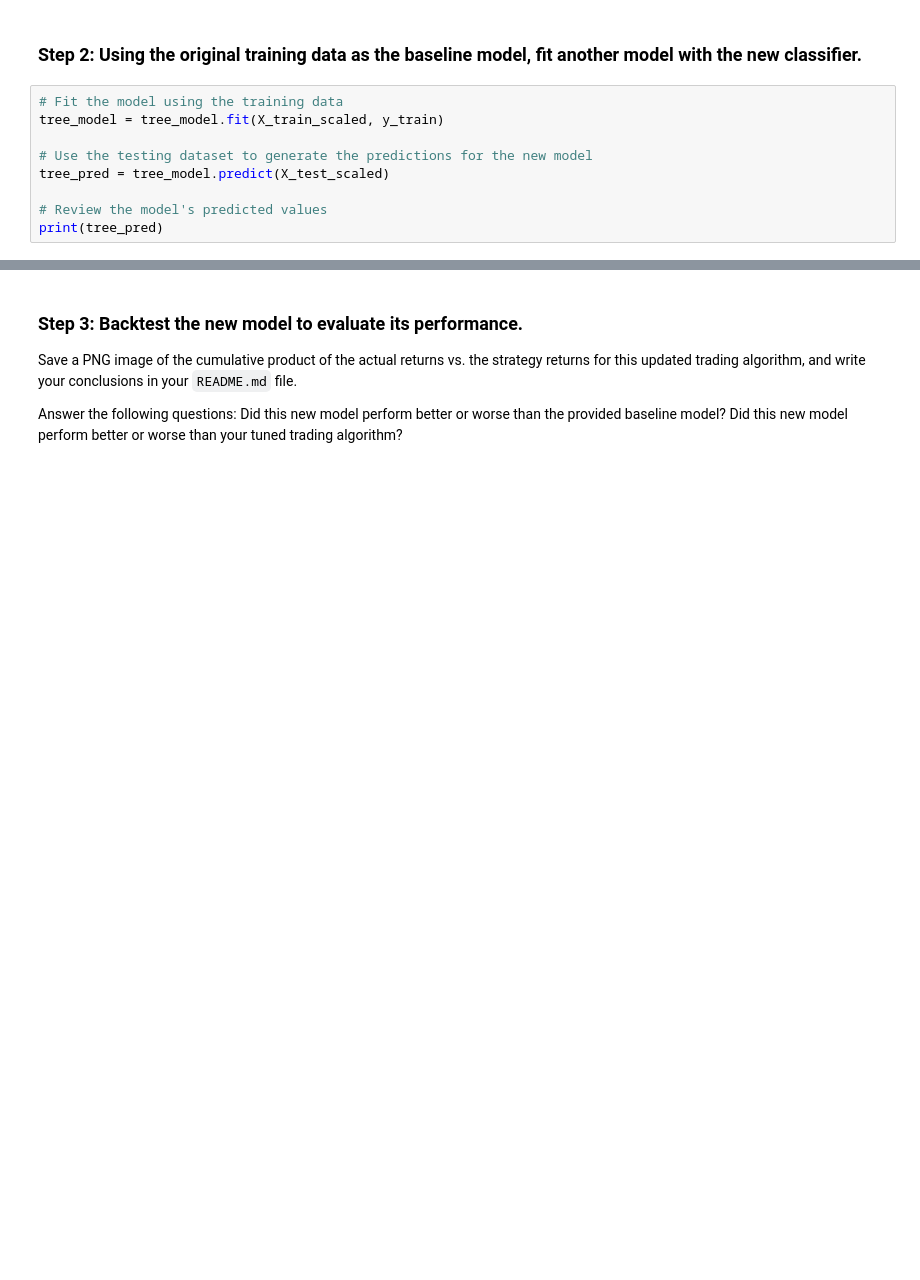
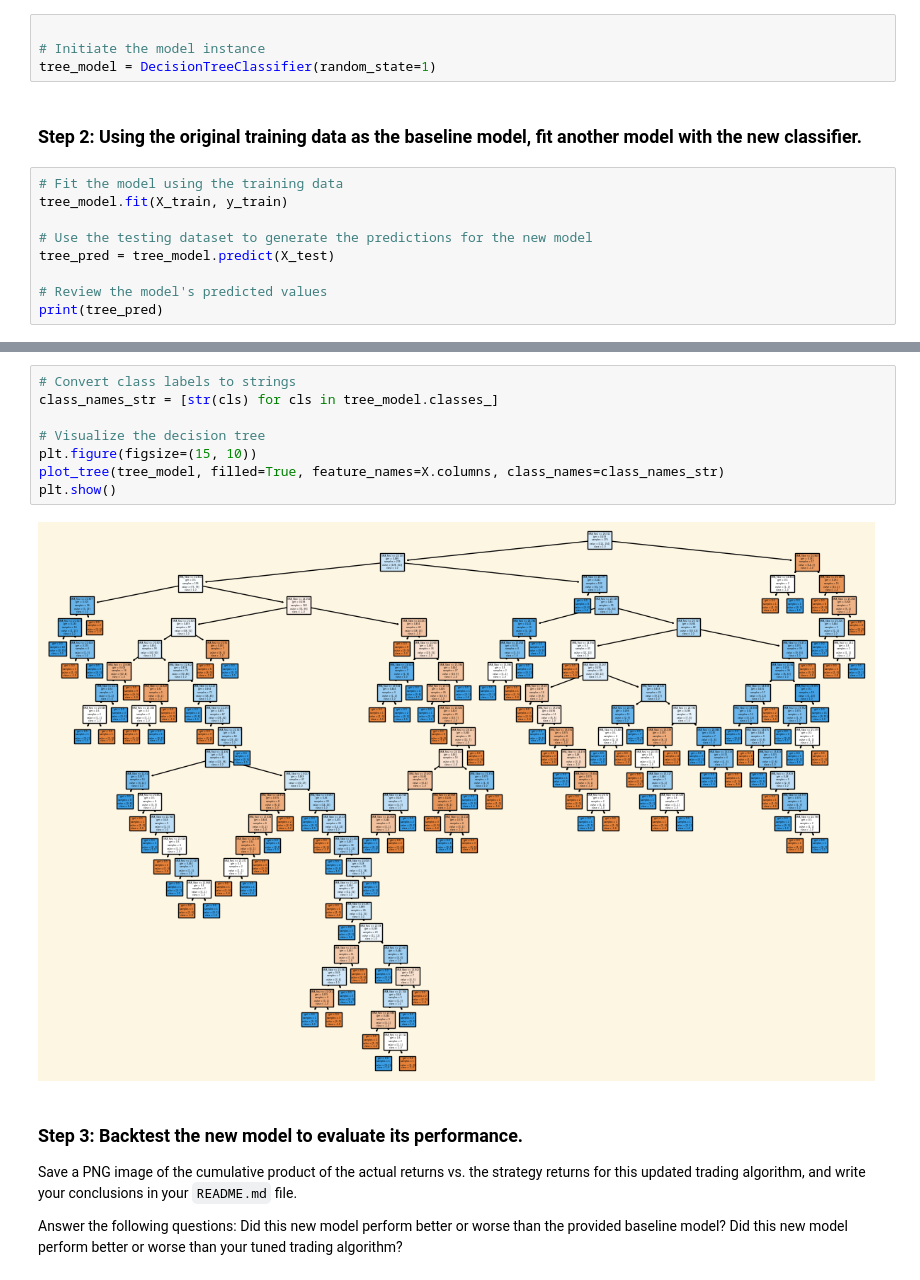
Before and after one commit to darcy5d/Fintech_Module_14_Homework_Assignment, a Jupyter notebook: machine_learning_trading_bot.ipynb, the cells around one changed output, grey strips where cells are left out. Saved outputs shown, nothing was run; the diff lists cells and outputs as text; blank space fills up the shorter version.

```diff
--- a/machine_learning_trading_bot.ipynb
+++ b/machine_learning_trading_bot.ipynb
@@ -630,11 +631,15 @@ tree_model = DecisionTreeClassifier
+# %%
+
+# Initiate the model instance
+tree_model = DecisionTreeClassifier(random_state=1)
 # %% [markdown]
 ### Step 2: Using the original training data as the baseline model, fit another model with the new classifier.
 # %%
 # Fit the model using the training data
-tree_model = tree_model.fit(X_train_scaled, y_train)
+tree_model.fit(X_train, y_train)
 
 # Use the testing dataset to generate the predictions for the new model
-tree_pred = tree_model.predict(X_test_scaled)
+tree_pred = tree_model.predict(X_test)
 
 # Review the model's predicted values
 print(tree_pred)
@@ -643,3 +658,13 @@ AttributeError: 'numpy.ndarray' object has no attribute '_validate_params'
+# %%
+# Convert class labels to strings
+class_names_str = [str(cls) for cls in tree_model.classes_]
+
+# Visualize the decision tree
+plt.figure(figsize=(15, 10))
+plot_tree(tree_model, filled=True, feature_names=X.columns, class_names=class_names_str)
+plt.show()
+# %% [output]
+[figure, added]
 # %% [markdown]
 ### Step 3: Backtest the new model to evaluate its performance.
 
```
Also changed, not shown: parts of 10 cells of this notebook, 2 other files.
